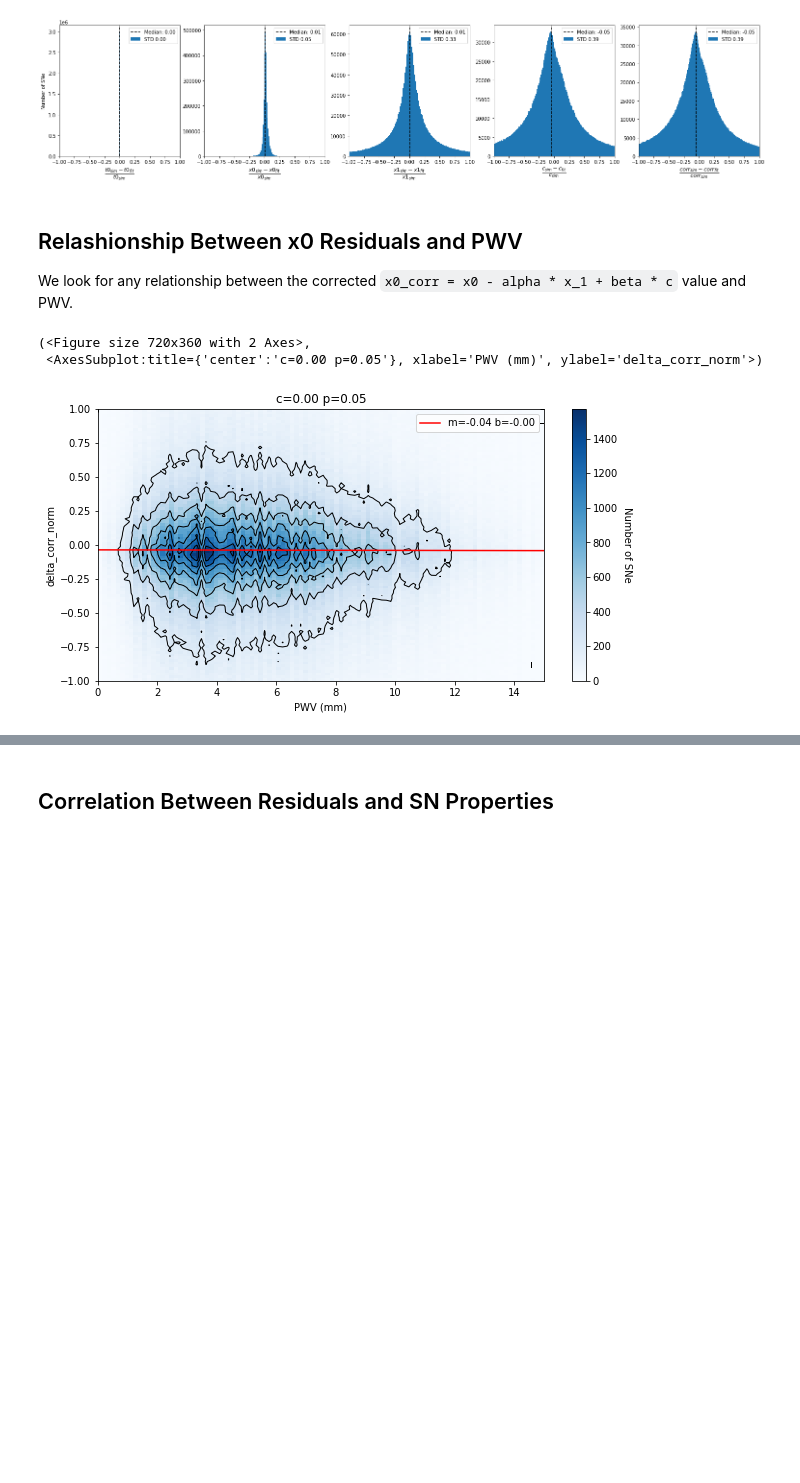
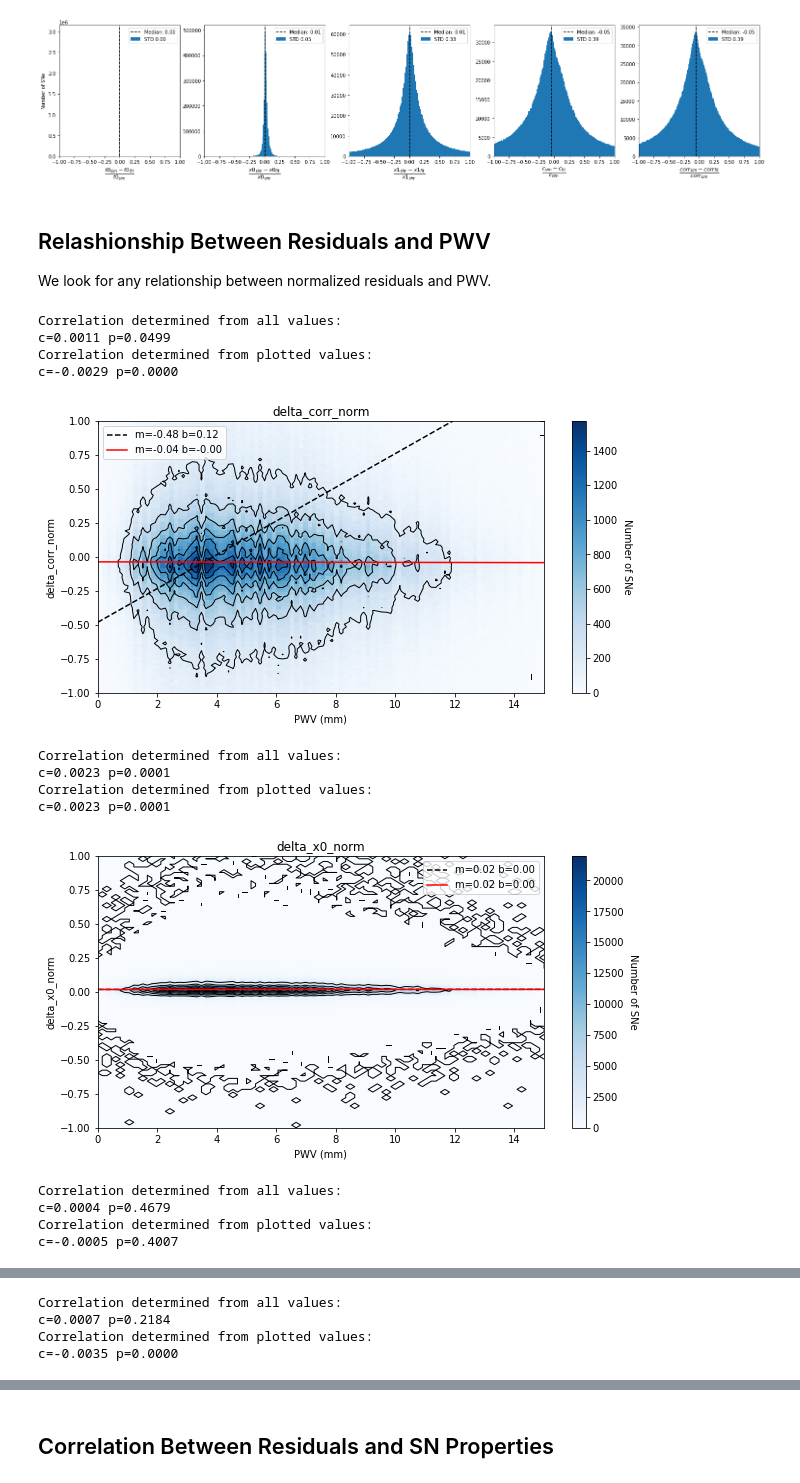
Before and after one commit to LSSTDESC/SN-PWV, a Jupyter notebook: notebooks/parameter_accuracy.ipynb, the cells around one changed output, grey strips where cells are left out. Drawn from its saved outputs; the diff is of its cells as text; code cells hidden in the pictures; blank space fills up the shorter version.

Commit message:
Increases number of plots comparing residuals to PWV

```diff
--- a/notebooks/parameter_accuracy.ipynb
+++ b/notebooks/parameter_accuracy.ipynb
@@ -248,9 +248,9 @@ Distribution of Fitted parameters
 Accuracy of fitted parameters (alpha = 0.141, beta = 3.101)
 [figure]
 # %% [markdown]
-## Relashionship Between x0 Residuals and PWV
+## Relashionship Between Residuals and PWV
 
-We look for any relationship between the corrected `x0_corr = x0 - alpha * x_1 + beta * c` value and PWV.
+We look for any relationship between normalized residuals and PWV.
 # %%
 ctio_receiver = GPSReceiver('CTIO', data_cuts={'PWV': [(0, 25)]})
 ctio_pwv_model = PWVModel.from_suominet_receiver(ctio_receiver, 2016, [2017])
@@ -282,6 +282,13 @@ def plot_pwv_contour(data, col, pwv_model, xlim=(0, 15), ylim=(-1, 1), figsize=(
     y_for_fitting = y[fit_indices]
     x_for_fitting = x[fit_indices]
 
+
+    # Plot a linear fit
+    fit_params = np.polyfit(x, y, 1)
+    fit = np.poly1d(fit_params)
+    axis.plot(xlim, fit(xlim), color='k', label=f'm={fit_params[1]:.2f} b={fit_params[0]:.2f}', linestyle='--')
+
+
     # Plot a linear fit
     fit_params = np.polyfit(x_for_fitting, y_for_fitting, 1)
     fit = np.poly1d(fit_params)
@@ -293,14 +300,32 @@ def plot_pwv_contour(data, col, pwv_model, xlim=(0, 15), ylim=(-1, 1), figsize=(
 
     axis.set_xlabel('PWV (mm)')
     axis.set_ylabel(col)
+    axis.set_title(col)
     axis.legend()
 
     corr, p_value = pearsonr(x, y)
-    axis.set_title(f'c={corr:.2f} p={p_value:.2f}')
-    return fig, axis
+    print('Correlation determined from all values:')
+    print(f'c={corr:.4f} p={p_value:.4f}')
+
+    corr, p_value = pearsonr(x_for_fitting, y_for_fitting)
+    print('Correlation determined from plotted values:')
+    print(f'c={corr:.4f} p={p_value:.4f}')
-# %%
-plot_pwv_contour(pipeline_data, 'delta_corr_norm', ctio_pwv_model)
-# %% [output]
-(<Figure size 720x360 with 2 Axes>,
- <AxesSubplot:title={'center':'c=0.00 p=0.05'}, xlabel='PWV (mm)', ylabel='delta_corr_norm'>)
-[figure, removed]
+# %%
+for col in ('delta_corr_norm', 'delta_x0_norm', 'delta_x1_norm', 'delta_c_norm'):
+    plot_pwv_contour(pipeline_data, col, ctio_pwv_model)
+    plt.show()
+# %% [output]
+Correlation determined from all values:
+c=0.0011 p=0.0499
+Correlation determined from plotted values:
+c=-0.0029 p=0.0000
+[figure, added]
+Correlation determined from all values:
+c=0.0023 p=0.0001
+Correlation determined from plotted values:
+c=0.0023 p=0.0001
+[figure, added]
+Correlation determined from all values:
+c=0.0004 p=0.4679
+Correlation determined from plotted values:
+c=-0.0005 p=0.4007
@@ -306,0 +333,4 @@ plot_pwv_contour(pipeline_data, 'delta_corr_norm', ctio_pwv_model)
+Correlation determined from all values:
+c=0.0007 p=0.2184
+Correlation determined from plotted values:
+c=-0.0035 p=0.0000
```
Also changed, not shown: parts of 4 cells of this notebook.
